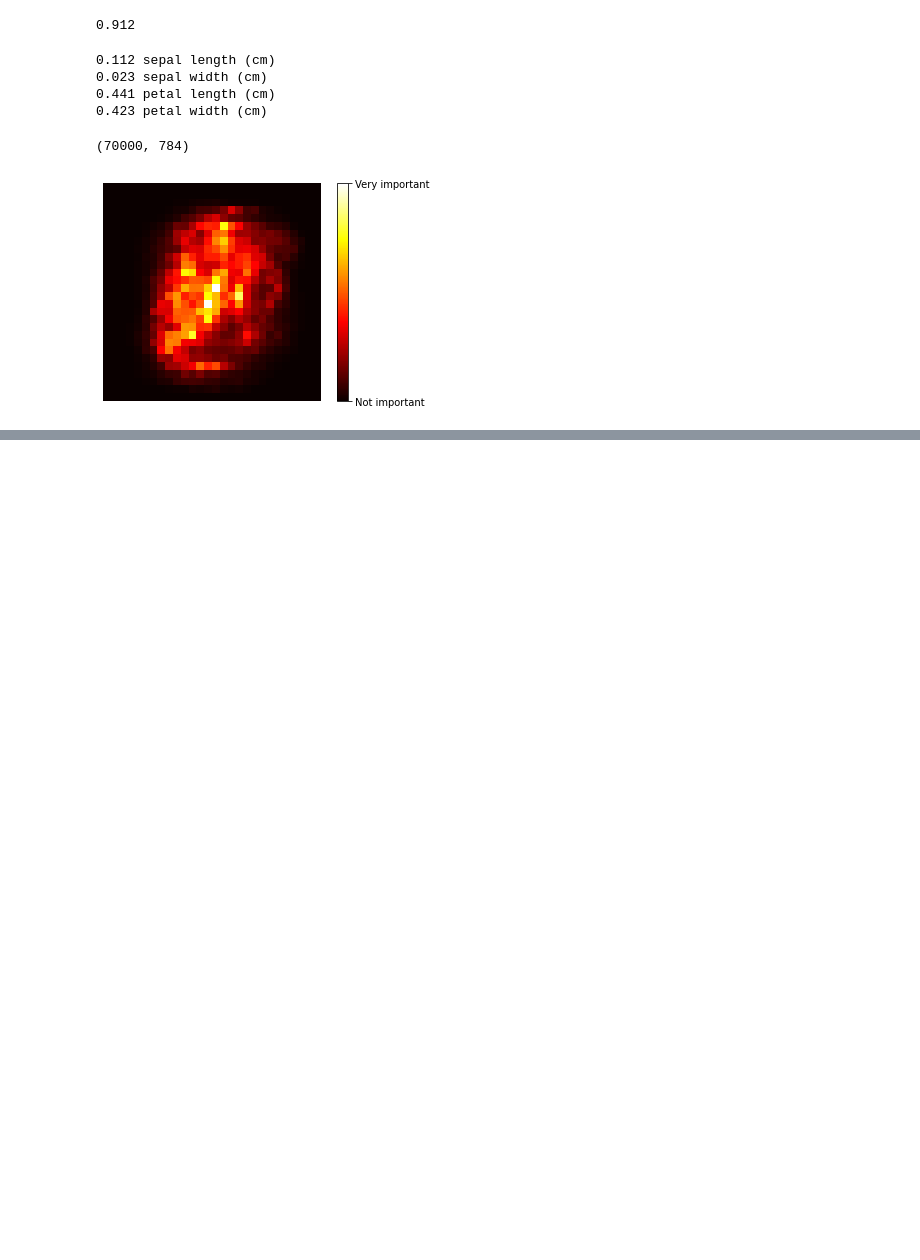
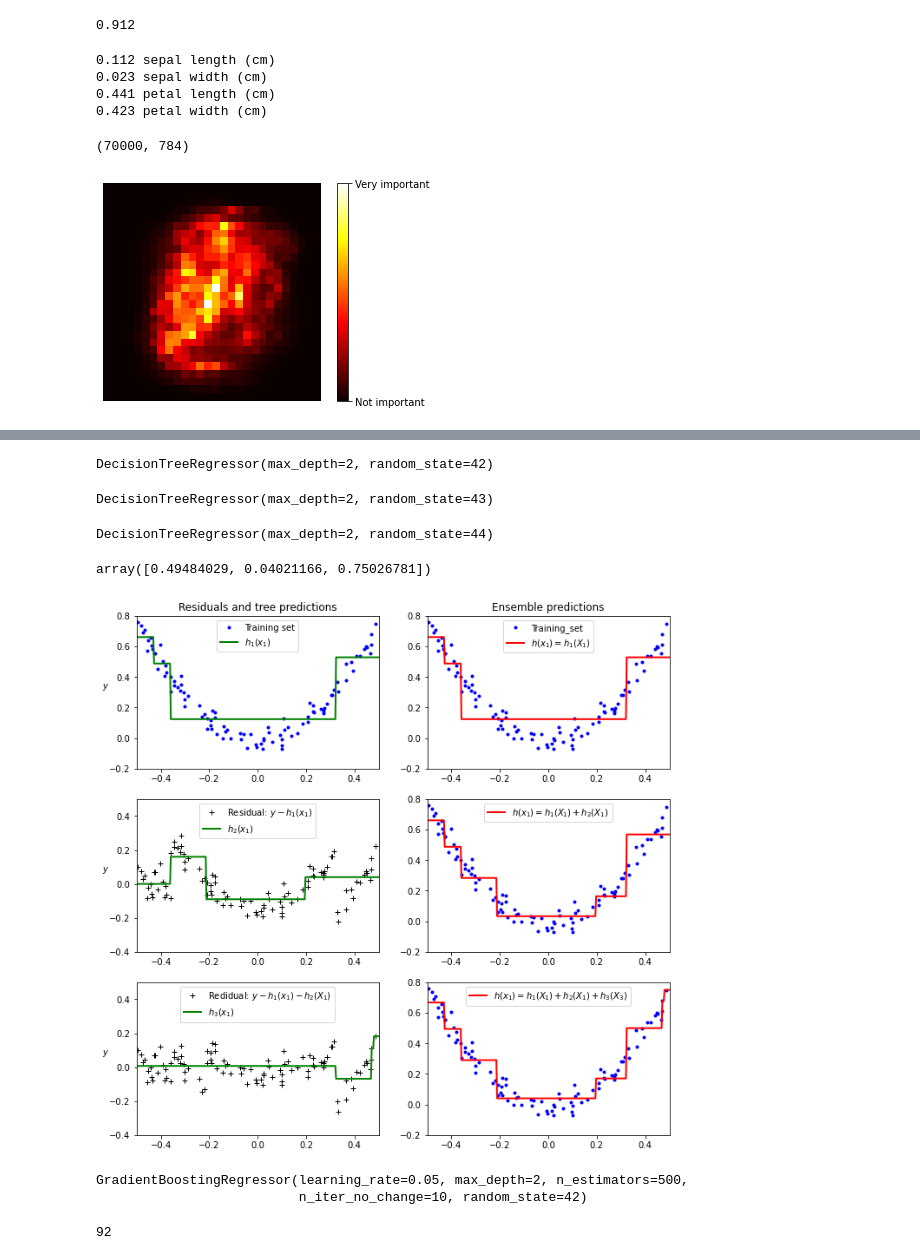
Before and after one commit to tcarr032/Random-Forest-and-Ensembles, a Jupyter notebook: Ensemble_Rand_Forest.ipynb, the cells around one changed output, grey strips where cells are left out. Drawn from its saved outputs; the diff is of its cells as text; code cells hidden in the pictures; blank space fills up the shorter version.

```diff
--- a/Ensemble_Rand_Forest.ipynb
+++ b/Ensemble_Rand_Forest.ipynb
@@ -165,0 +194,80 @@ plt.show()
+# %%
+
+from sklearn.tree import DecisionTreeRegressor
+
+np.random.seed(42)
+X = np.random.rand(100, 1) - 0.5
+y = 3 * X[:, 0]**2 + 0.05 * np.random.randn(100)
+
+tree_reg = DecisionTreeRegressor(max_depth=2, random_state=42)
+tree_reg.fit(X,y)
+# %% [output]
+DecisionTreeRegressor(max_depth=2, random_state=42)
+# %%
+#making second predictor
+
+y2 = y - tree_reg.predict(X)
+tree_reg2 = DecisionTreeRegressor(max_depth=2, random_state=43)
+tree_reg2.fit(X, y2)
+# %% [output]
+DecisionTreeRegressor(max_depth=2, random_state=43)
+# %%
+y3 = y2 - tree_reg2.predict(X)
+tree_reg3 = DecisionTreeRegressor(max_depth=2, random_state=44)
+tree_reg3.fit(X, y3)
+# %% [output]
+DecisionTreeRegressor(max_depth=2, random_state=44)
+# %%
+X_new = np.array([[-0.4], [0.], [0.5]])
+sum(tree.predict(X_new) for tree in (tree_reg, tree_reg2, tree_reg3))
+# %% [output]
+array([0.49484029, 0.04021166, 0.75026781])
+# %%
+def plot_predictions(regressors, X, y, axes, style, label=None, data_style='b.', data_label=None):
+    X1 = np.linspace(axes[0],[1], 500)
+    y_pred = sum(reg.predict(X1.reshape(-1,1)) for reg in regressors)
+    plt.plot(X[:, 0], y, data_style, label=data_label)
+    plt.plot(X1, y_pred, style, linewidth=2, label=label)
+    if label or data_label:
+        plt.legend(loc="upper center")
+    plt.axis(axes)
+
+plt.figure(figsize=(11,11))
+
+plt.subplot(3, 2, 1)
+plot_predictions([tree_reg], X, y, axes=[-0.5, 0.5, -0.2, 0.8], style='g-', label='$h_1(x_1)$', data_label="Training set")
+plt.ylabel("$y$", rotation=0)
+plt.title("Residuals and tree predictions")
+
+plt.subplot(3, 2, 2)
+plot_predictions([tree_reg], X, y, axes=[-0.5,0.5, -0.2, 0.8], style='r-', label='$h(x_1) = h_1(X_1)$', data_label="Training_set")
+plt.title("Ensemble predictions")
+
+plt.subplot(3, 2, 3)
+plot_predictions([tree_reg2], X, y2, axes=[-0.5, 0.5, -0.4, 0.5], style='g-', label='$h_2(x_1)$', data_label="Residual: $y-h_1(x_1)$", data_style="k+")
+plt.ylabel("$y$", rotation=0)
+
+plt.subplot(3,2,4)
+plot_predictions([tree_reg, tree_reg2], X, y, axes=[-0.5, 0.5, -0.2, 0.8], style='r-', label='$h(x_1) = h_1(X_1) + h_2(X_1)$')
+
+plt.subplot(3,2,5)
+plot_predictions([tree_reg3], X, y3, axes=[-0.5, 0.5, -0.4, 0.5], style='g-', label="$h_3(x_1)$", data_label="Redidual: $y - h_1(x_1) - h_2(X_1)$", data_style="k+")
+plt.ylabel("$y$", rotation=0)
+
+plt.subplot(3,2,6)
+plot_predictions([tree_reg, tree_reg2, tree_reg3], X, y, axes=[-0.5, 0.5, -0.2, 0.8], style='r-', label='$h(x_1) = h_1(X_1) + h_2(X_1) + h_3(X_3)$')
+# %% [output]
+[figure, added]
+# %%
+from sklearn.ensemble import GradientBoostingRegressor
+
+gbrt_best = GradientBoostingRegressor(max_depth=2, learning_rate=0.05, n_estimators=500,
+                                n_iter_no_change=10, random_state=42)
+gbrt_best.fit(X,y)
+# %% [output]
+GradientBoostingRegressor(learning_rate=0.05, max_depth=2, n_estimators=500,
+                          n_iter_no_change=10, random_state=42)
+# %%
+gbrt_best.n_estimators_
+# %% [output]
+92
```
Also changed, not shown: parts of 9 cells of this notebook.
